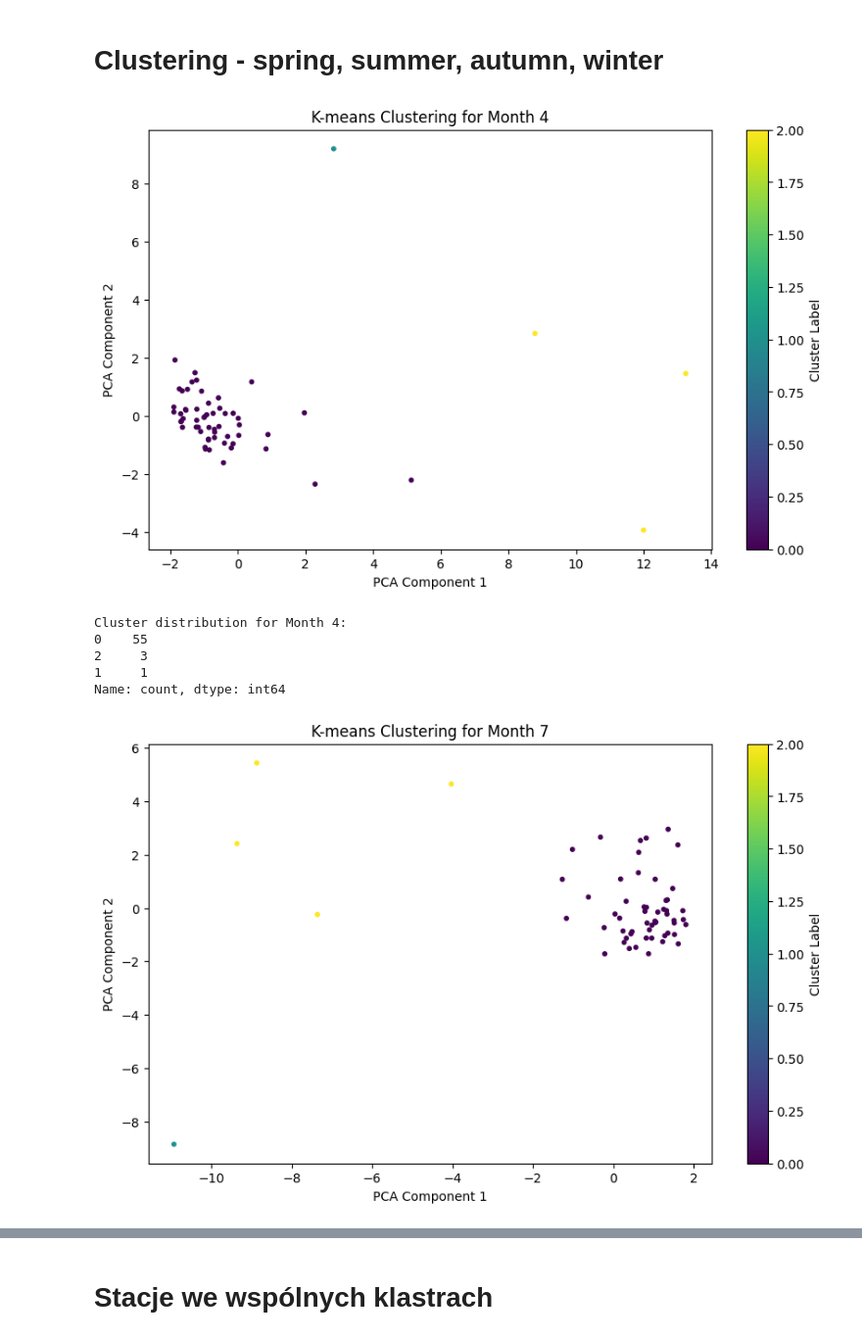
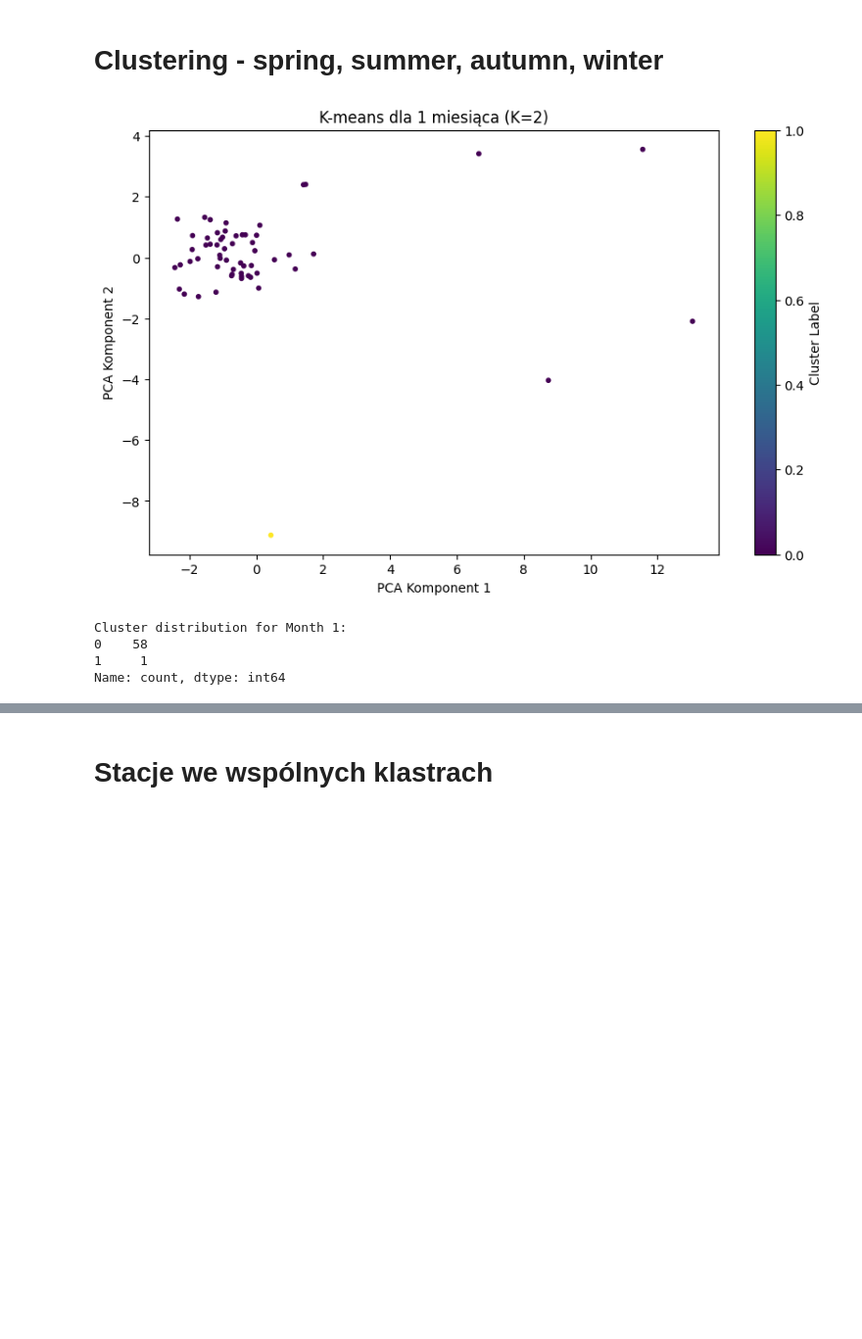
Before and after one commit to plmrr/microclimate-analysis, a Jupyter notebook: cluster.ipynb, the cells around one changed output, grey strips where cells are left out. Shown at 98% size. Drawn from its saved outputs; the diff is of its cells as text; code cells hidden in the pictures; blank space fills up the shorter version.

```diff
--- a/cluster.ipynb
+++ b/cluster.ipynb
@@ -237,8 +63,8 @@ X_pca = pca.fit_transform(X_scaled)
 # %% [markdown]
 # DBSCAN
 # %%
-eps_values = np.arange(0.5, 2.5, 0.2)
-min_samples_values = [3, 5, 7]
+eps_values = np.arange(0.5, 4, 0.1)
+min_samples_values = [3, 5, 7, 10]
 best_dbscan_score = -1
 best_dbscan_params = {}
 
@@ -261,11 +87,11 @@ unique_labels_dbscan = set(dbscan_labels)
 colors = [plt.cm.viridis(each) for each in np.linspace(0, 1, len(unique_labels_dbscan))]
 for label, color in zip(unique_labels_dbscan, colors):
     if label == -1:  # Szum
-        color = [0, 0, 0, 1]
+        color = [1, 0, 0, 1]
     mask = dbscan_labels == label
     plt.scatter(X_pca[mask, 0], X_pca[mask, 1], color=color, label=f"Cluster {label}", s=10)
-plt.title('DBSCAN with Optimized Parameters')
-plt.xlabel('PCA Component 1')
+plt.title('DBSCAN')
+plt.xlabel('PCA Komponent 1')
 plt.ylabel('PCA Component 2')
 plt.legend()
 plt.show()
@@ -355,7 +181,7 @@ import matplotlib.pyplot as plt
 from sklearn.cluster import KMeans
 from sklearn.preprocessing import StandardScaler
 
-selected_months = [4, 7, 11, 1]
+selected_months = [1, 4, 7, 11]
 range_clusters = range(2, 11)
 
 silhouette_scores = {month: [] for month in selected_months}
@@ -379,9 +205,9 @@ for month in selected_months:
 for month in selected_months:
     plt.figure(figsize=(8, 5))
     plt.plot(range_clusters, silhouette_scores[month], marker='o', label=f'Month {month}')
-    plt.title(f'Silhouette Score for Month {month}')
-    plt.xlabel('Number of Clusters')
-    plt.ylabel('Silhouette Score')
+    plt.title(f'Silhouette score dla {month} miesiąca')
+    plt.xlabel('Liczba klastrów')
+    plt.ylabel('Silhouette score')
     plt.xticks(range_clusters)
     plt.grid(True)
     plt.legend()
@@ -397,46 +226,70 @@ from sklearn.decomposition import PCA
 import matplotlib.pyplot as plt
 import pandas as pd
 
-selected_months = [4, 7, 11, 1]
+selected_months = [1, 4, 7, 11]
 cluster_results = {}
+outlier_results = {}
 
 for month in selected_months:
+    # Wybór danych dla danego miesiąca
     data_month = merged_df[merged_df['Miesiac'] == month]
 
+    # Przygotowanie danych
     num_cols = data_month.select_dtypes(include='number').columns
     X = data_month[num_cols]
+    X = X.fillna(X.mean())  # Wypełnianie braków średnimi wartościami
+    X_scaled = StandardScaler().fit_transform(X)
 
-    X = X.fillna(X.mean())
-
-    X_scaled = StandardScaler().fit_transform(X)
+    # Ustawienie liczby klastrów
     k = 3 if month in (4, 7) else 2
     kmeans = KMeans(n_clusters=k, random_state=42)
     kmeans_labels = kmeans.fit_predict(X_scaled)
 
+    # Redukcja wymiarów dla wizualizacji
     pca = PCA(n_components=2)
     X_pca = pca.fit_transform(X_scaled)
 
+    # Wizualizacja klasteryzacji
     plt.figure(figsize=(10, 6))
     plt.scatter(X_pca[:, 0], X_pca[:, 1], c=kmeans_labels, cmap='viridis', s=10)
-    plt.title(f'K-means Clustering for Month {month}')
-    plt.xlabel('PCA Component 1')
-    plt.ylabel('PCA Component 2')
+    plt.title(f'K-means dla {month} miesiąca (K={k})')
+    plt.xlabel('PCA Komponent 1')
+    plt.ylabel('PCA Komponent 2')
     plt.colorbar(label='Cluster Label')
     plt.show()
 
+    # Wyświetlenie rozkładu klastrów
     cluster_counts = pd.Series(kmeans_labels).value_counts()
     print(f"Cluster distribution for Month {month}:")
     print(cluster_counts)
 
+    # Zapis wyników klasteryzacji
     cluster_results[month] = pd.DataFrame({
         'Kod_stacji': data_month['Kod_stacji'].values,
-        'Cluster': labels
+        'Nazwa_stacji': data_month['Nazwa_stacji'].values,
+        'Cluster': kmeans_labels
     })
+
+    # Znalezienie klastrów odstających (wszystkie inne niż klaster 0)
+    outlier_clusters = [label for label in set(kmeans_labels) if label != 0]
+    print(f"Outlier clusters for Month {month}: {outlier_clusters}")
+
+    # Konwersja kmeans_labels na Pandas Series do filtrowania
+    kmeans_labels_series = pd.Series(kmeans_labels, index=data_month.index)
+
+    # Wyodrębnienie stacji w klastrach odstających
+    outlier_stations = data_month.loc[kmeans_labels_series.isin(outlier_clusters)]
+    outlier_results[month] = outlier_stations[['Kod_stacji', 'Nazwa_stacji', 'Miesiac']].assign(
+        Cluster=kmeans_labels_series[kmeans_labels_series.isin(outlier_clusters)]
+    )
+
+# Wyświetlenie stacji w klastrach odstających dla każdego miesiąca
+for month, df in outlier_results.items():
+    print(f"Outlier stations for Month {month}:")
+    print(df)
 # %% [output]
-[figure, old version]
+[figure, new version]
-Cluster distribution for Month 4:
-0    55
-2     3
+Cluster distribution for Month 1:
+0    58
 1     1
 Name: count, dtype: int64
-[figure, removed]
```
Also changed, not shown: parts of 18 cells of this notebook, 1 other file.
